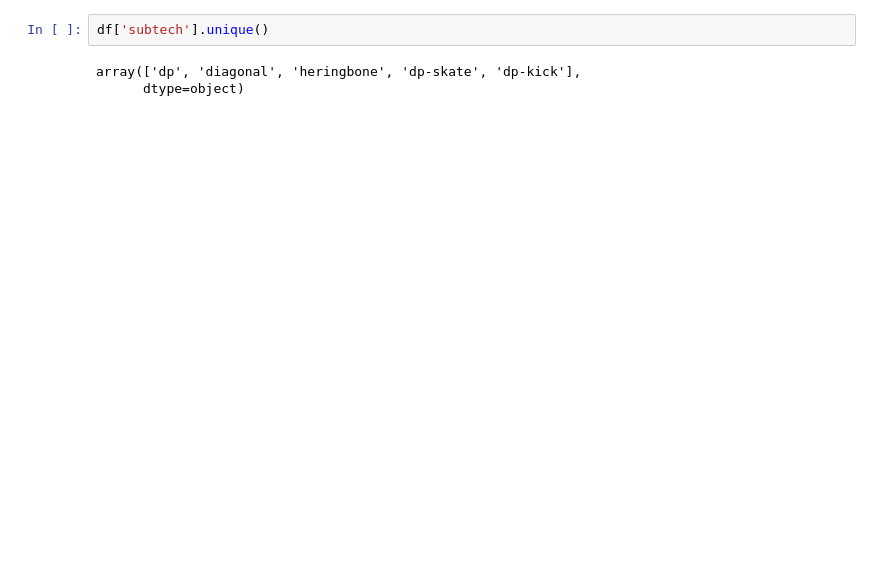
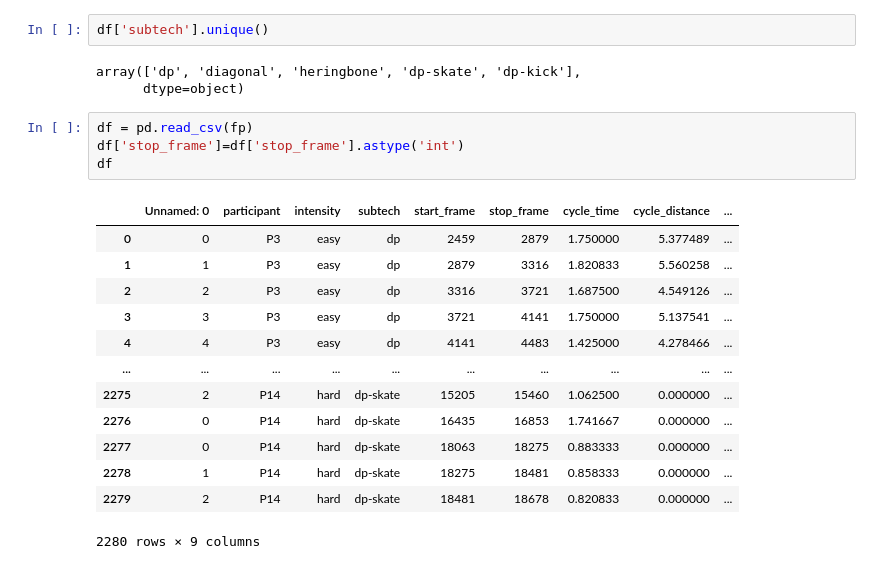
Before and after one commit to luceskywalker/xski, a Jupyter notebook: code/jupyter_lucas/statistic_cycle_params.ipynb, the cells around one changed output. Cells and saved outputs as stored; diff of their text form; blank space fills up the shorter version.

```diff
--- a/code/jupyter_lucas/statistic_cycle_params.ipynb
+++ b/code/jupyter_lucas/statistic_cycle_params.ipynb
@@ -44,3 +44,21 @@ df['subtech'].unique()
 # %% [output]
 array(['dp', 'diagonal', 'heringbone', 'dp-skate', 'dp-kick'],
       dtype=object)
+# %%
+df = pd.read_csv(fp)
+df['stop_frame']=df['stop_frame'].astype('int')
+df
+# %% [output]
+|  | Unnamed: 0 | participant | intensity | subtech | start_frame | stop_frame | cycle_time | cycle_distance | ... |
+| 0 | 0 | P3 | easy | dp | 2459 | 2879 | 1.750000 | 5.377489 | ... |
+| 1 | 1 | P3 | easy | dp | 2879 | 3316 | 1.820833 | 5.560258 | ... |
+| 2 | 2 | P3 | easy | dp | 3316 | 3721 | 1.687500 | 4.549126 | ... |
+| 3 | 3 | P3 | easy | dp | 3721 | 4141 | 1.750000 | 5.137541 | ... |
+| 4 | 4 | P3 | easy | dp | 4141 | 4483 | 1.425000 | 4.278466 | ... |
+| ... | ... | ... | ... | ... | ... | ... | ... | ... | ... |
+| 2275 | 2 | P14 | hard | dp-skate | 15205 | 15460 | 1.062500 | 0.000000 | ... |
+| 2276 | 0 | P14 | hard | dp-skate | 16435 | 16853 | 1.741667 | 0.000000 | ... |
+| 2277 | 0 | P14 | hard | dp-skate | 18063 | 18275 | 0.883333 | 0.000000 | ... |
+| 2278 | 1 | P14 | hard | dp-skate | 18275 | 18481 | 0.858333 | 0.000000 | ... |
+| 2279 | 2 | P14 | hard | dp-skate | 18481 | 18678 | 0.820833 | 0.000000 | ... |
+2280 rows × 9 columns
```
Also changed, not shown: parts of 5 cells of this notebook, 24 other files.
